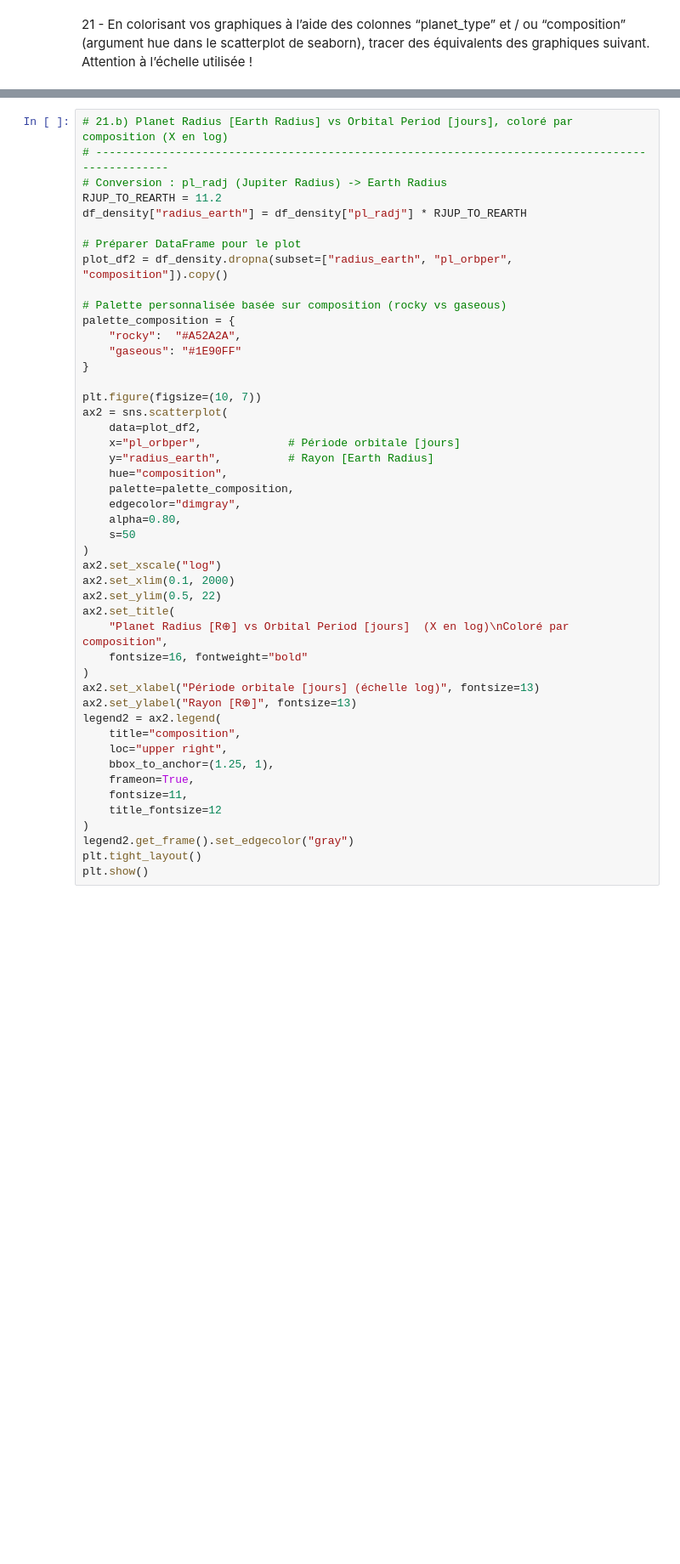
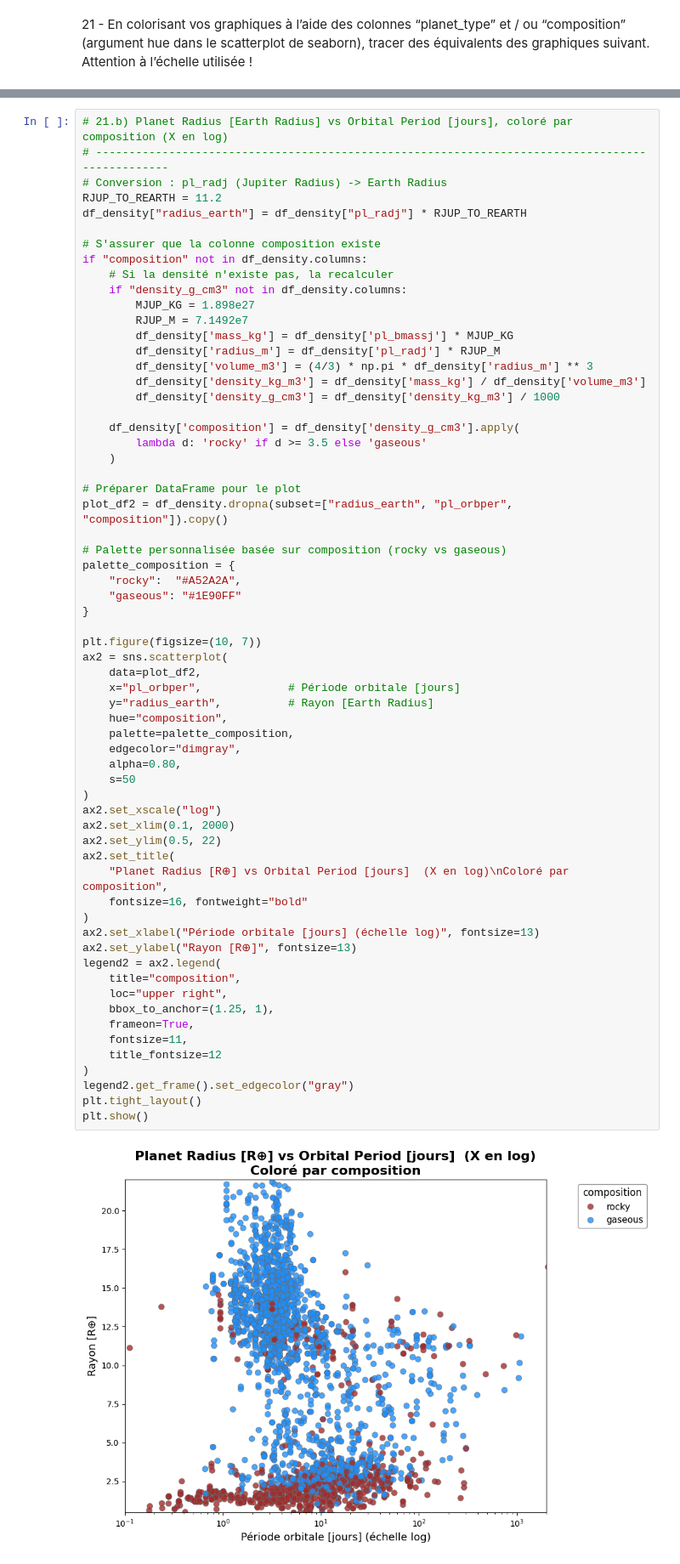
Before and after one commit to Wyll-exe/Classification-Exoplan-tes, a Jupyter notebook: exo.ipynb, the cells around one changed output, grey strips where cells are left out. Shown at 85% size. Drawn from its saved outputs; the diff is of its cells as text; blank space fills up the shorter version.

```diff
--- a/exo.ipynb
+++ b/exo.ipynb
@@ -464,6 +518,22 @@ plt.show()
 # Conversion : pl_radj (Jupiter Radius) -> Earth Radius
 RJUP_TO_REARTH = 11.2
 df_density["radius_earth"] = df_density["pl_radj"] * RJUP_TO_REARTH
+
+# S'assurer que la colonne composition existe
+if "composition" not in df_density.columns:
+    # Si la densité n'existe pas, la recalculer
+    if "density_g_cm3" not in df_density.columns:
+        MJUP_KG = 1.898e27
+        RJUP_M = 7.1492e7
+        df_density['mass_kg'] = df_density['pl_bmassj'] * MJUP_KG
+        df_density['radius_m'] = df_density['pl_radj'] * RJUP_M
+        df_density['volume_m3'] = (4/3) * np.pi * df_density['radius_m'] ** 3
+        df_density['density_kg_m3'] = df_density['mass_kg'] / df_density['volume_m3']
+        df_density['density_g_cm3'] = df_density['density_kg_m3'] / 1000
+
+    df_density['composition'] = df_density['density_g_cm3'].apply(
+        lambda d: 'rocky' if d >= 3.5 else 'gaseous'
+    )
 
 # Préparer DataFrame pour le plot
 plot_df2 = df_density.dropna(subset=["radius_earth", "pl_orbper", "composition"]).copy()
@@ -478,30 +548,32 @@ plt.figure(figsize=(10, 7))
 ax2 = sns.scatterplot(
     data=plot_df2,
     x="pl_orbper",             # Période orbitale [jours]
     y="radius_earth",          # Rayon [Earth Radius]
     hue="composition",
     palette=palette_composition,
     edgecolor="dimgray",
     alpha=0.80,
     s=50
 )
 ax2.set_xscale("log")
 ax2.set_xlim(0.1, 2000)
 ax2.set_ylim(0.5, 22)
 ax2.set_title(
     "Planet Radius [R⊕] vs Orbital Period [jours]  (X en log)\nColoré par composition",
     fontsize=16, fontweight="bold"
 )
 ax2.set_xlabel("Période orbitale [jours] (échelle log)", fontsize=13)
 ax2.set_ylabel("Rayon [R⊕]", fontsize=13)
 legend2 = ax2.legend(
     title="composition",
     loc="upper right",
     bbox_to_anchor=(1.25, 1),
     frameon=True,
     fontsize=11,
     title_fontsize=12
 )
 legend2.get_frame().set_edgecolor("gray")
 plt.tight_layout()
 plt.show()
+# %% [output]
+[figure, added]
```
Also changed, not shown: parts of 2 cells of this notebook, 1 other file.
